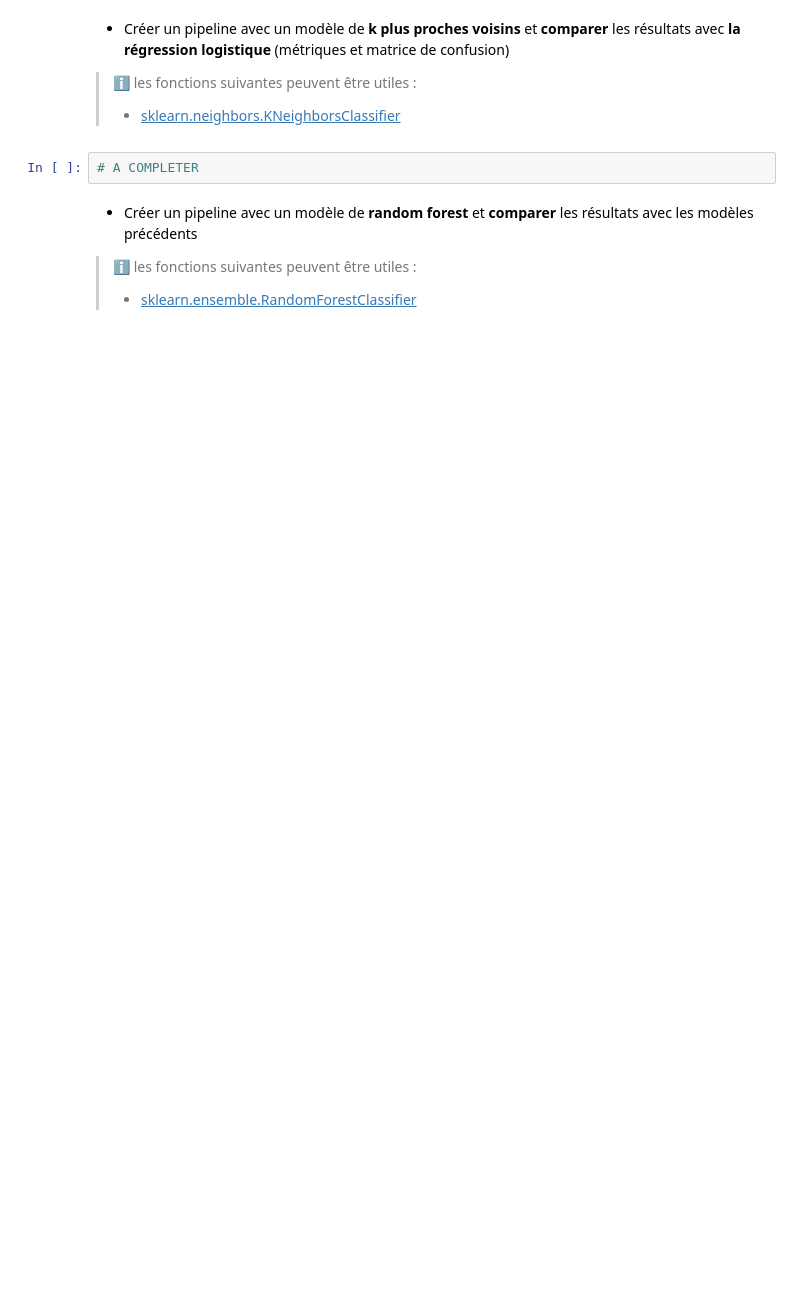
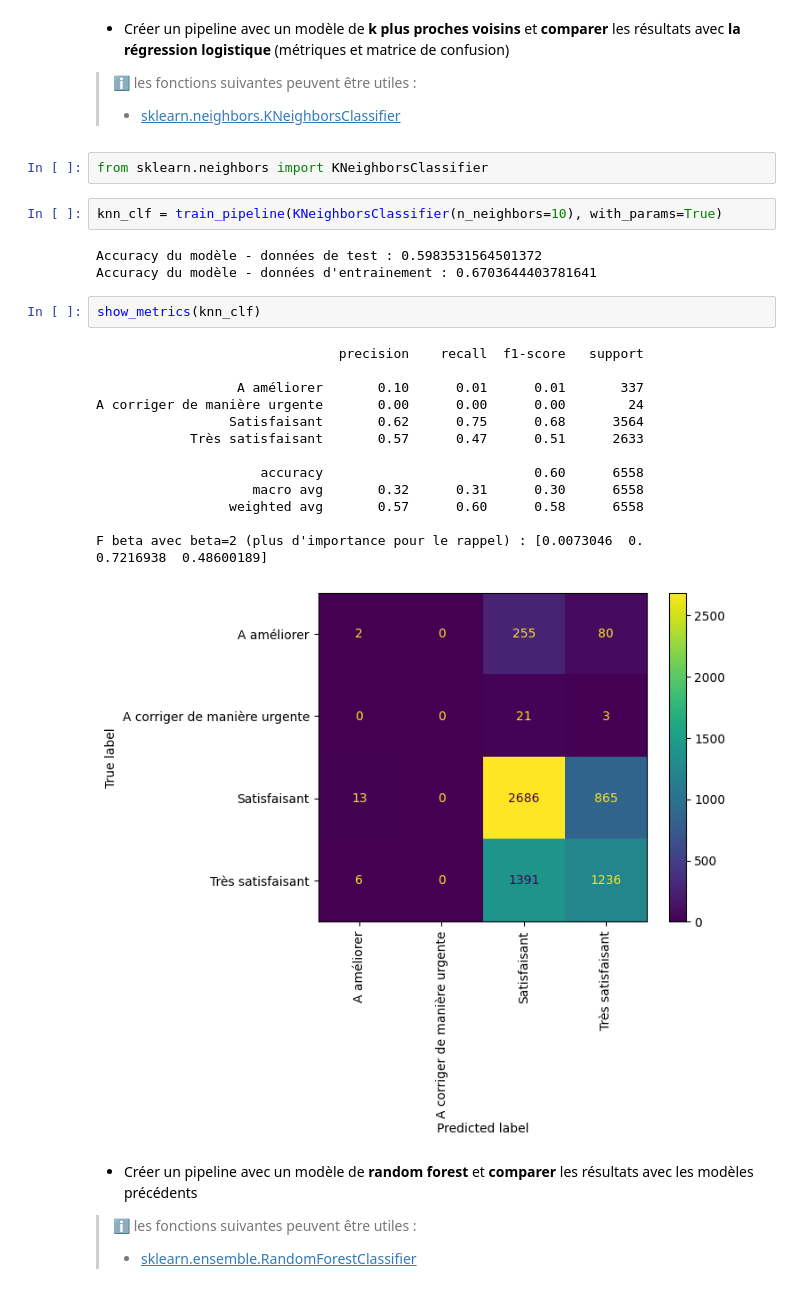
Before and after one commit to Pierre-Loic/Formation-DA-GEM-2022, a Jupyter notebook: Semaine_4_02-01_05-01/Activite_1_classification_corrige.ipynb, the cells around one changed output. Drawn from its saved outputs; the diff is of its cells as text; blank space fills up the shorter version.

```diff
--- a/Semaine_4_02-01_05-01/Activite_1_classification_corrige.ipynb
+++ b/Semaine_4_02-01_05-01/Activite_1_classification_corrige.ipynb
@@ -619,7 +640,28 @@ F beta avec beta=2 (plus d'importance pour le rappel) : [0.         0.         0
 > ℹ️ les fonctions suivantes peuvent être utiles :
 > - [sklearn.neighbors.KNeighborsClassifier](https://scikit-learn.org/stable/modules/generated/sklearn.neighbors.KNeighborsClassifier.html)
 # %%
-# A COMPLETER
+from sklearn.neighbors import KNeighborsClassifier
+# %%
+knn_clf = train_pipeline(KNeighborsClassifier(n_neighbors=10), with_params=True)
+# %% [output]
+Accuracy du modèle - données de test : 0.5983531564501372
+Accuracy du modèle - données d'entrainement : 0.6703644403781641
+# %%
+show_metrics(knn_clf)
+# %% [output]
+                               precision    recall  f1-score   support
+
+                  A améliorer       0.10      0.01      0.01       337
+A corriger de manière urgente       0.00      0.00      0.00        24
+                 Satisfaisant       0.62      0.75      0.68      3564
+            Très satisfaisant       0.57      0.47      0.51      2633
+
+                     accuracy                           0.60      6558
+                    macro avg       0.32      0.31      0.30      6558
+                 weighted avg       0.57      0.60      0.58      6558
+
+F beta avec beta=2 (plus d'importance pour le rappel) : [0.0073046  0.         0.7216938  0.48600189]
+[figure, added]
 # %% [markdown]
 - Créer un pipeline avec un modèle de **random forest** et **comparer** les résultats avec les modèles précédents
 
```
Also changed, not shown: parts of 35 cells of this notebook, 2 other files.
